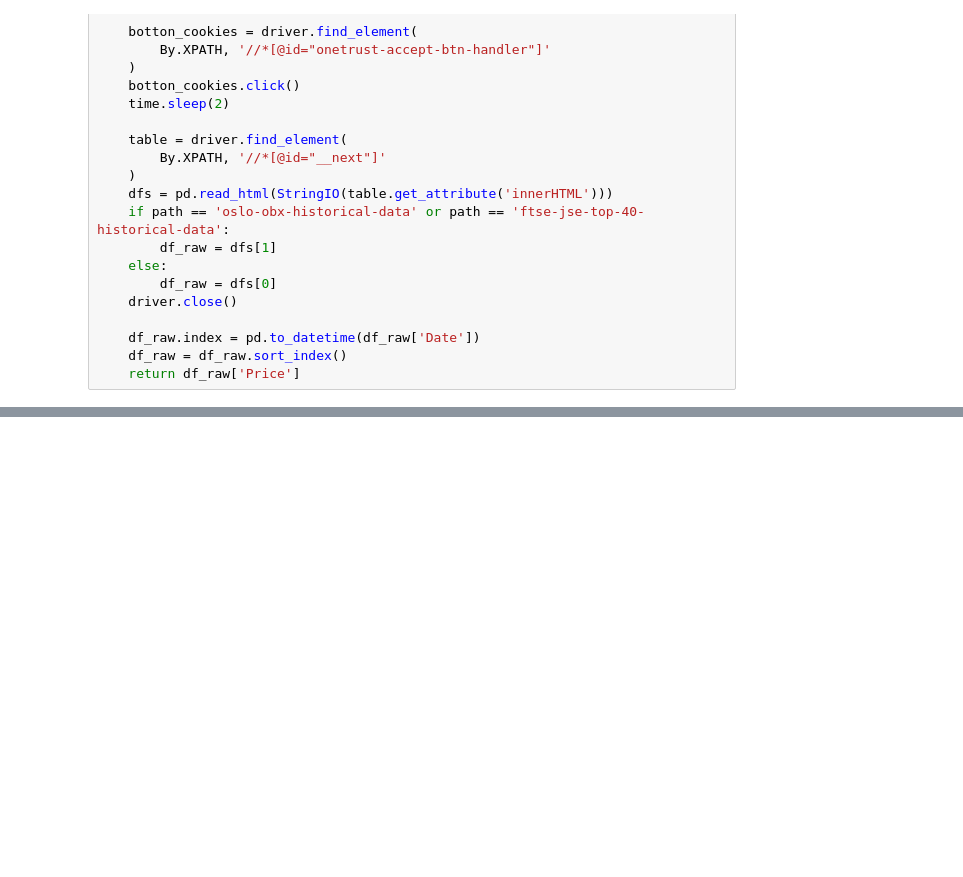
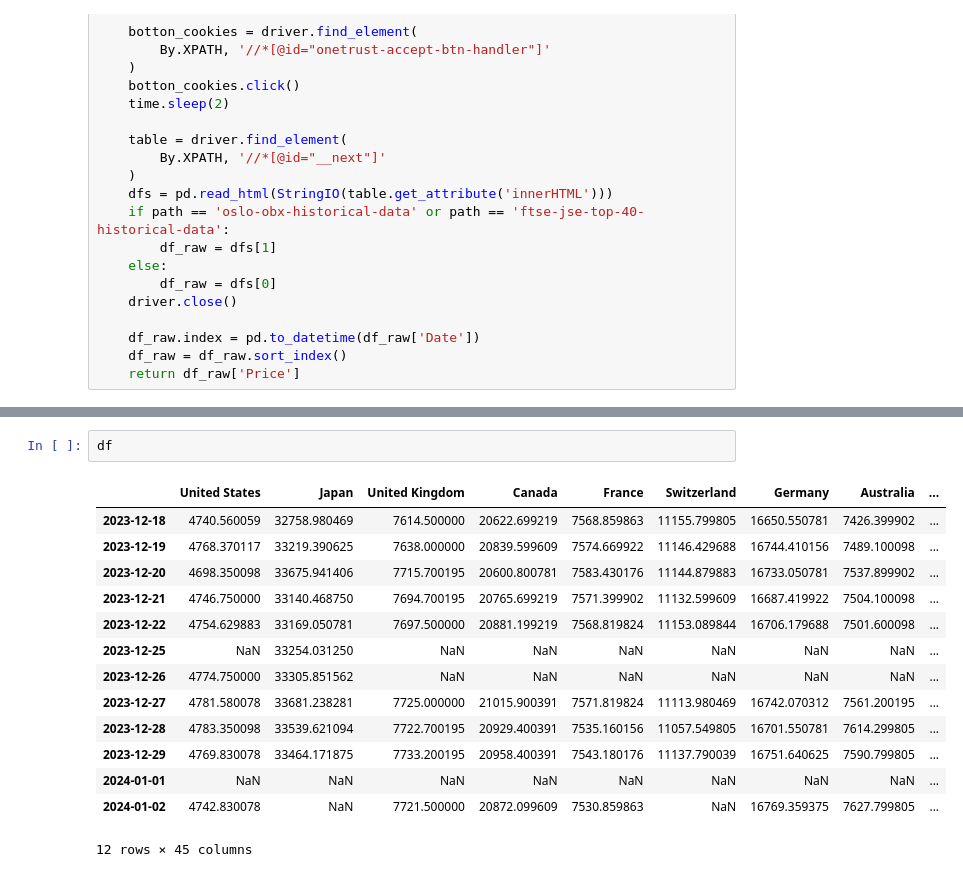
Before and after one commit to lharazin/TFM, a Jupyter notebook: Data/YahooFinance/update_stock_indices.ipynb, the cells around one changed output, grey strips where cells are left out. Cells and saved outputs as stored; diff of their text form; blank space fills up the shorter version.

```diff
--- a/Data/YahooFinance/update_stock_indices.ipynb
+++ b/Data/YahooFinance/update_stock_indices.ipynb
@@ -198,3 +187,20 @@ Name: Price, dtype: float64
+# %%
+df
+# %% [output]
+|  | United States | Japan | United Kingdom | Canada | France | Switzerland | Germany | Australia | ... |
+| 2023-12-18 | 4740.560059 | 32758.980469 | 7614.500000 | 20622.699219 | 7568.859863 | 11155.799805 | 16650.550781 | 7426.399902 | ... |
+| 2023-12-19 | 4768.370117 | 33219.390625 | 7638.000000 | 20839.599609 | 7574.669922 | 11146.429688 | 16744.410156 | 7489.100098 | ... |
+| 2023-12-20 | 4698.350098 | 33675.941406 | 7715.700195 | 20600.800781 | 7583.430176 | 11144.879883 | 16733.050781 | 7537.899902 | ... |
+| 2023-12-21 | 4746.750000 | 33140.468750 | 7694.700195 | 20765.699219 | 7571.399902 | 11132.599609 | 16687.419922 | 7504.100098 | ... |
+| 2023-12-22 | 4754.629883 | 33169.050781 | 7697.500000 | 20881.199219 | 7568.819824 | 11153.089844 | 16706.179688 | 7501.600098 | ... |
+| 2023-12-25 | NaN | 33254.031250 | NaN | NaN | NaN | NaN | NaN | NaN | ... |
+| 2023-12-26 | 4774.750000 | 33305.851562 | NaN | NaN | NaN | NaN | NaN | NaN | ... |
+| 2023-12-27 | 4781.580078 | 33681.238281 | 7725.000000 | 21015.900391 | 7571.819824 | 11113.980469 | 16742.070312 | 7561.200195 | ... |
+| 2023-12-28 | 4783.350098 | 33539.621094 | 7722.700195 | 20929.400391 | 7535.160156 | 11057.549805 | 16701.550781 | 7614.299805 | ... |
+| 2023-12-29 | 4769.830078 | 33464.171875 | 7733.200195 | 20958.400391 | 7543.180176 | 11137.790039 | 16751.640625 | 7590.799805 | ... |
+| 2024-01-01 | NaN | NaN | NaN | NaN | NaN | NaN | NaN | NaN | ... |
+| 2024-01-02 | 4742.830078 | NaN | 7721.500000 | 20872.099609 | 7530.859863 | NaN | 16769.359375 | 7627.799805 | ... |
+12 rows × 45 columns
 # %%
 df = df.ffill()
 df = df.bfill()
```
Also changed, not shown: parts of 10 cells of this notebook, 2 other files.
